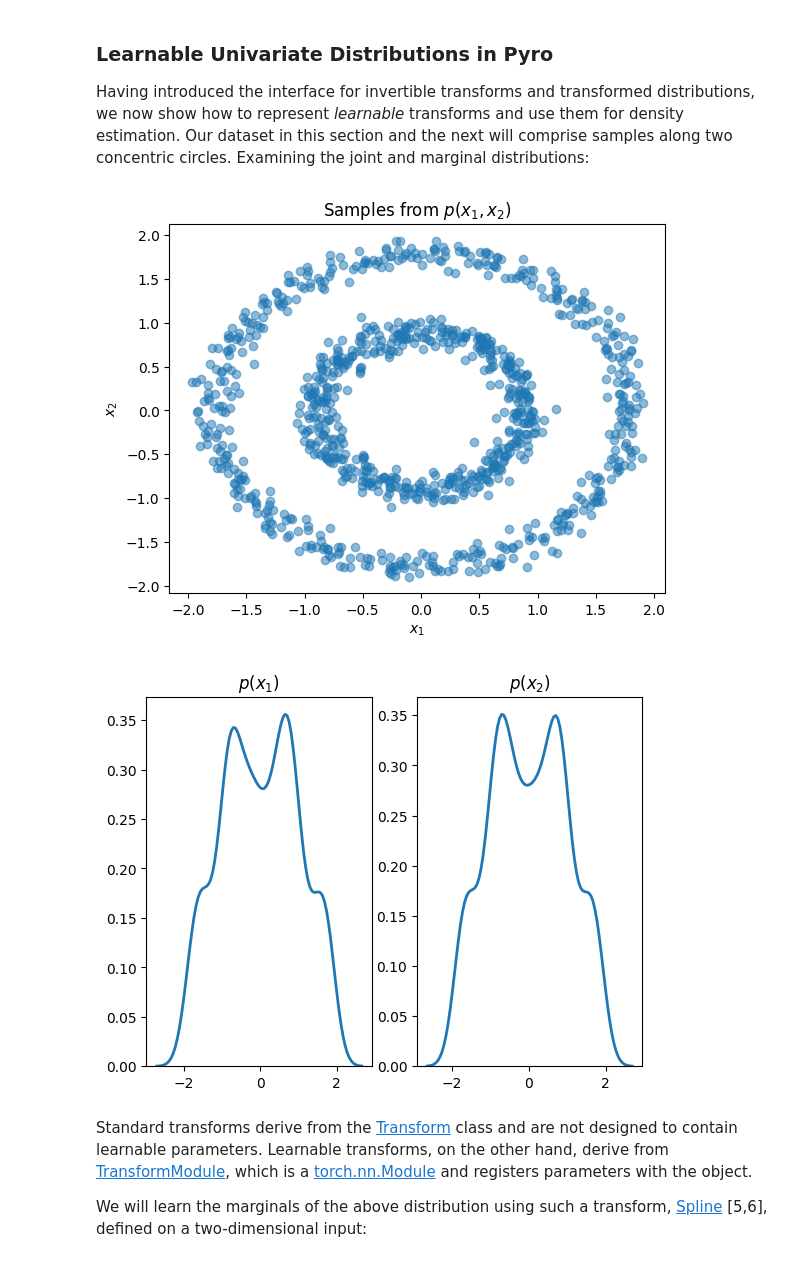
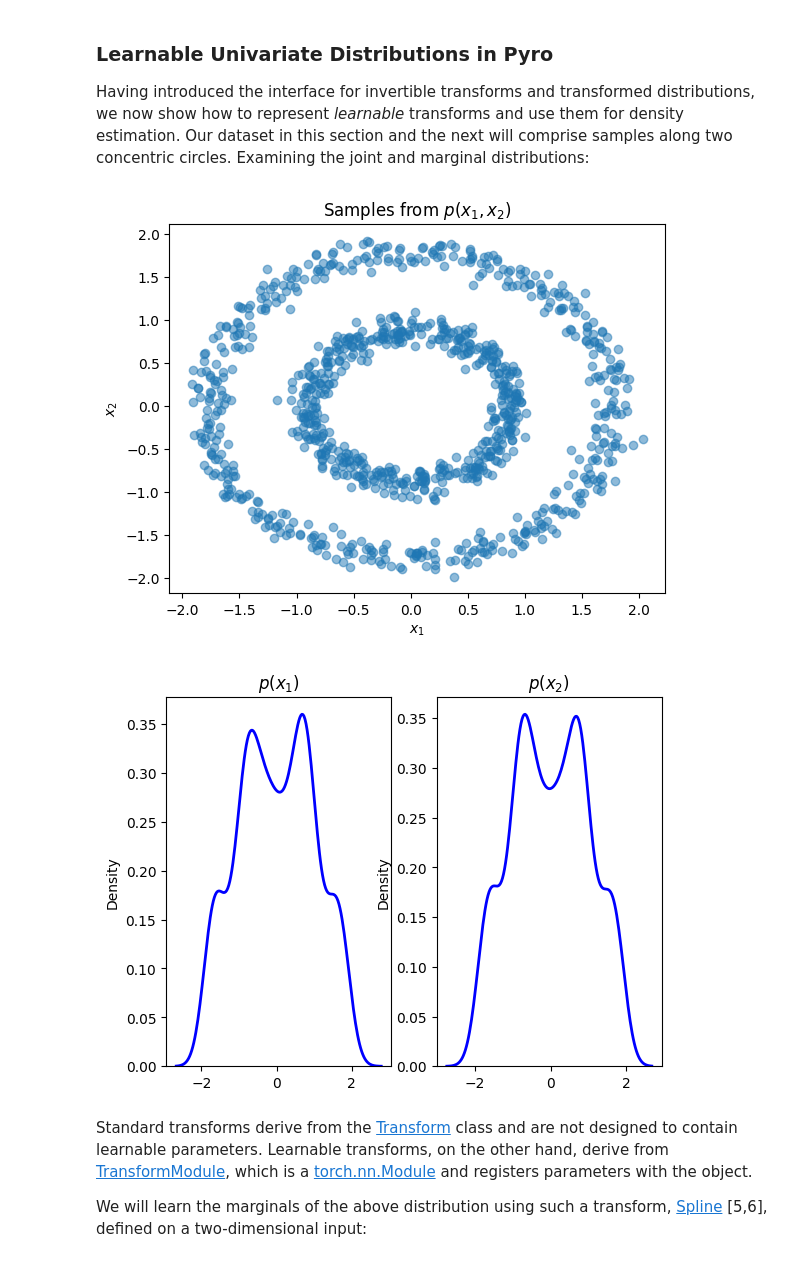
Before and after one commit to kks32-courses/sciml, a Jupyter notebook: lectures/14-normalizing-flows/14-normalizing-flows.ipynb, the cells around one changed output. Cells and saved outputs as stored; diff of their text form; code cells hidden in the pictures.

```diff
--- a/lectures/14-normalizing-flows/14-normalizing-flows.ipynb
+++ b/lectures/14-normalizing-flows/14-normalizing-flows.ipynb
@@ -144,34 +146,32 @@ Having introduced the interface for invertible transforms and transformed distri
 # %%
 import numpy as np
 from sklearn import datasets
 from sklearn.preprocessing import StandardScaler
+import matplotlib.pyplot as plt
+import seaborn as sns
 
 n_samples = 1000
 X, y = datasets.make_circles(n_samples=n_samples, factor=0.5, noise=0.05)
 X = StandardScaler().fit_transform(X)
 
-plt.title(r'Samples from $p(x_1,x_2)$')
-plt.xlabel(r'$x_1$')
-plt.ylabel(r'$x_2$')
-plt.scatter(X[:,0], X[:,1], alpha=0.5)
+plt.title('Samples from $p(x_1,x_2)$')
+plt.xlabel('$x_1$')
+plt.ylabel('$x_2$')
+plt.scatter(X[:, 0], X[:, 1], alpha=0.5)
 plt.show()
 
 plt.subplot(1, 2, 1)
-sns.distplot(X[:,0], hist=False, kde=True,
-             bins=None,
-             hist_kws={'edgecolor':'black'},
-             kde_kws={'linewidth': 2})
-plt.title(r'$p(x_1)$')
+sns.kdeplot(X[:, 0], color='blue', linewidth=2)
+plt.title('$p(x_1)$')
+
 plt.subplot(1, 2, 2)
-sns.distplot(X[:,1], hist=False, kde=True,
-             bins=None,
-             hist_kws={'edgecolor':'black'},
-             kde_kws={'linewidth': 2})
-plt.title(r'$p(x_2)$')
+sns.kdeplot(X[:, 1], color='blue', linewidth=2)
+plt.title('$p(x_2)$')
+
 plt.show()
 # %% [output]
-[figure, old version]
+[figure, new version]
-[figure, old version]
+[figure, new version]
 # %% [markdown]
 Standard transforms derive from the [Transform](https://pytorch.org/docs/master/distributions.html#torch.distributions.transforms.ExpTransform) class and are not designed to contain learnable parameters. Learnable transforms, on the other hand, derive from [TransformModule](http://docs.pyro.ai/en/stable/distributions.html#pyro.distributions.TransformModule), which is a [torch.nn.Module](https://pytorch.org/docs/master/generated/torch.nn.Module.html#torch.nn.Module) and registers parameters with the object.
 
```
Also changed, not shown: parts of 11 cells of this notebook, 1 other file.
